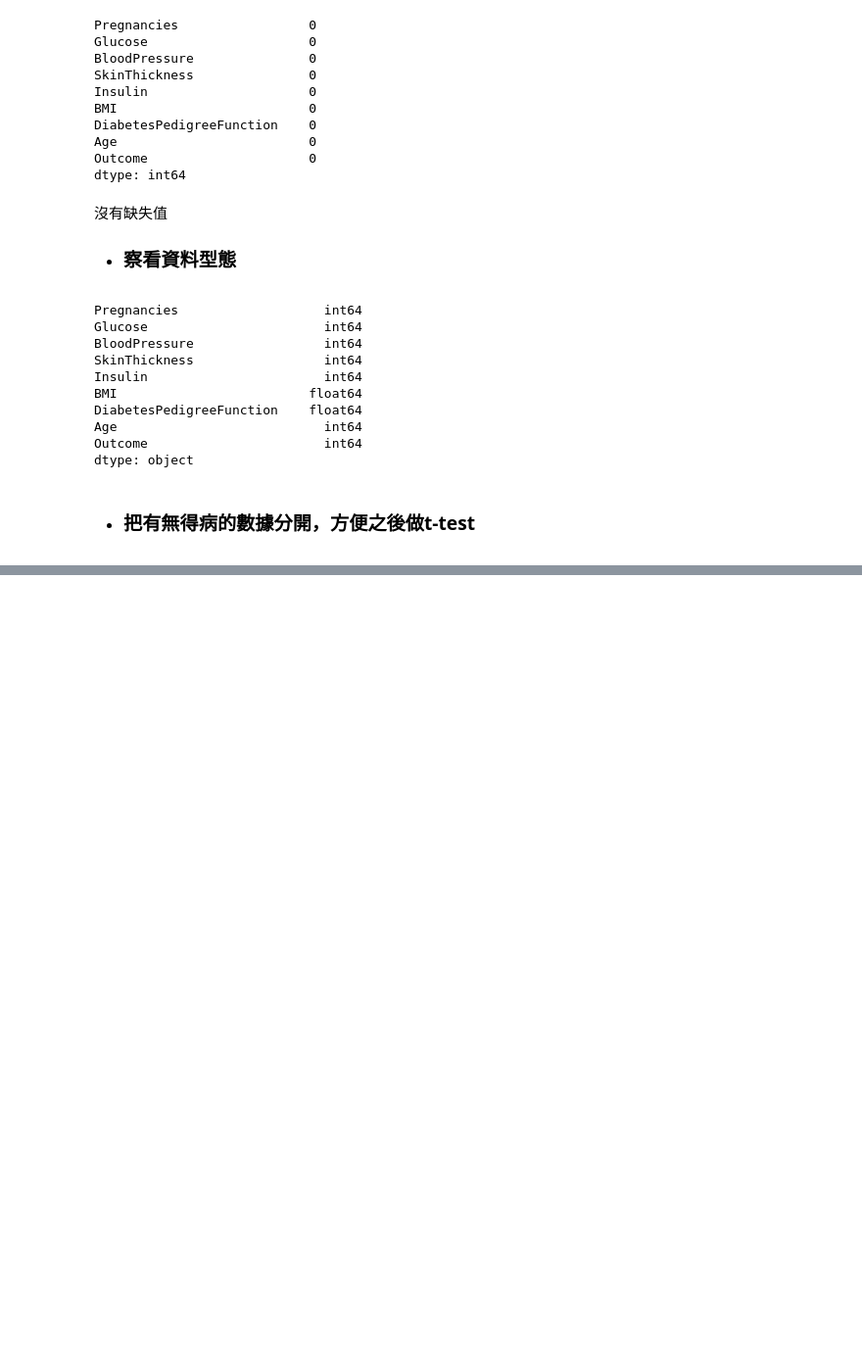
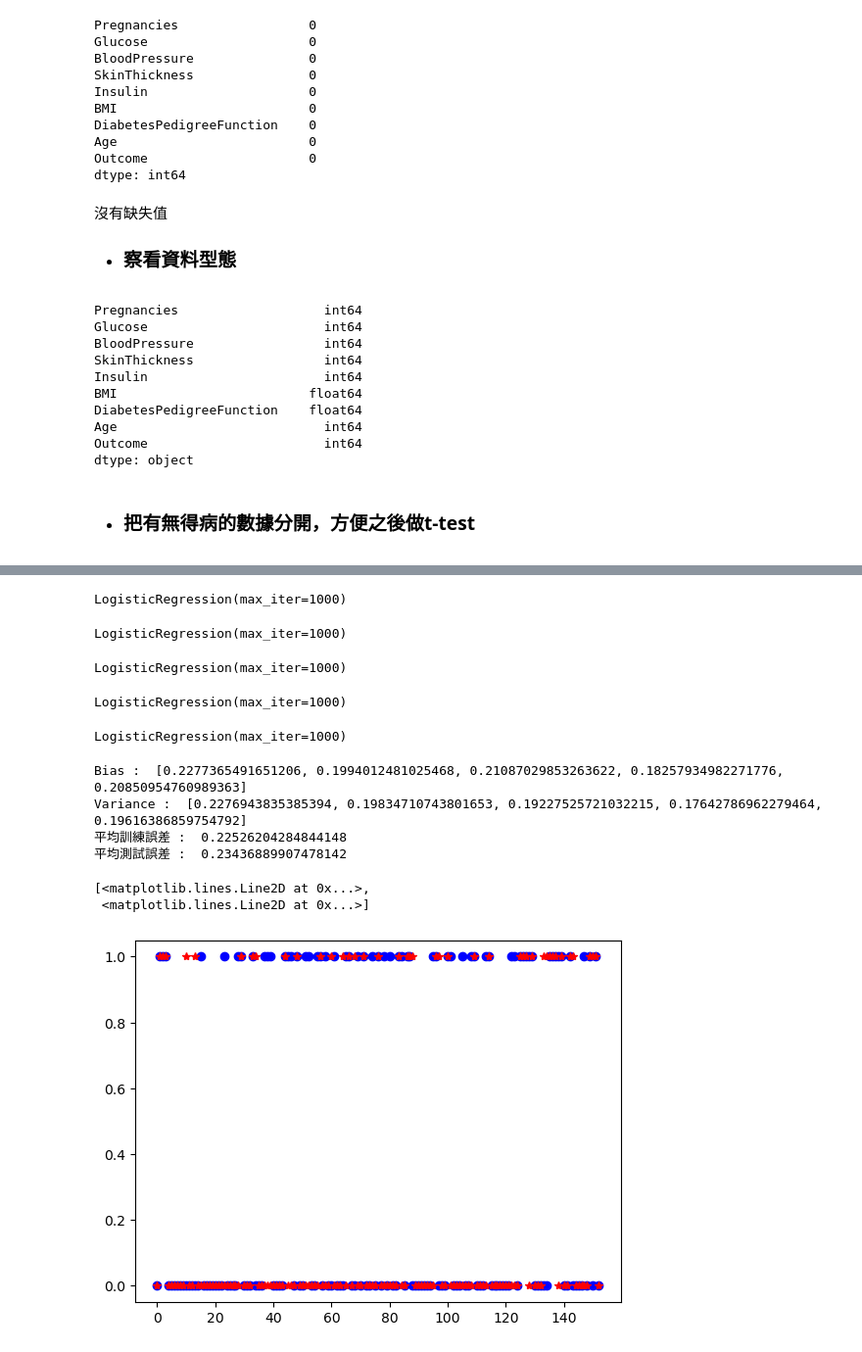
Before and after one commit to GongShaoGu/AIHW1, a Jupyter notebook: AI_HW1.ipynb, the cells around one changed output, grey strips where cells are left out. Shown: that part at 98% size. Drawn from its saved outputs; the diff is of its cells as text; code cells hidden in the pictures; blank space fills up the shorter version.

```diff
--- a/AI_HW1.ipynb
+++ b/AI_HW1.ipynb
@@ -226,0 +288,49 @@ display(data)
+# %%
+from sklearn.linear_model import LogisticRegression
+
+logistic_model = LogisticRegression(solver='lbfgs', max_iter=1000)
+
+logistic_test_bias = []
+logistic_test_variance = []
+logistic_train_errors = []
+logistic_test_errors = []
+
+for train_index, test_index in kf.split(data) :
+    x_train, y_train = data.iloc[train_index], label.iloc[train_index]
+    x_test, y_test = data.iloc[test_index], label.iloc[test_index]
+
+    logistic_model.fit(x_train, y_train)
+
+    logistic_y_train_pred = logistic_model.predict(x_train)
+    logistic_y_test_pred = logistic_model.predict(x_test)
+
+    bias = np.mean((logistic_y_test_pred - np.mean(y_test)) ** 2)
+    variance = np.var(logistic_y_test_pred)
+
+    logistic_test_bias.append(bias)
+    logistic_test_variance.append(variance)
+
+    train_error = np.sum((logistic_y_train_pred - y_train) ** 2) / len(logistic_y_train_pred)
+    test_error = np.sum((logistic_y_test_pred - y_test) ** 2) / len(logistic_y_test_pred)
+
+    logistic_train_errors.append(train_error)
+    logistic_test_errors.append(test_error)
+
+print("Bias : ", logistic_test_bias)
+print("Variance : ", logistic_test_variance)
+print("平均訓練誤差 : ", sum(logistic_train_errors) / len(logistic_train_errors))
+print("平均測試誤差 : ", sum(logistic_test_errors) / len(logistic_test_errors))
+plt.plot(x, y_test, "bo", x, logistic_y_test_pred, "r*")
+# %% [output]
+LogisticRegression(max_iter=1000)
+LogisticRegression(max_iter=1000)
+LogisticRegression(max_iter=1000)
+LogisticRegression(max_iter=1000)
+LogisticRegression(max_iter=1000)
+Bias :  [0.2277365491651206, 0.1994012481025468, 0.21087029853263622, 0.18257934982271776, 0.20850954760989363]
+Variance :  [0.2276943835385394, 0.19834710743801653, 0.19227525721032215, 0.17642786962279464, 0.19616386859754792]
+平均訓練誤差 :  0.22526204284844148
+平均測試誤差 :  0.23436889907478142
+[<matplotlib.lines.Line2D at 0x...>,
+ <matplotlib.lines.Line2D at 0x...>]
+[figure, added]
```
Also changed, not shown: parts of 9 cells of this notebook.
